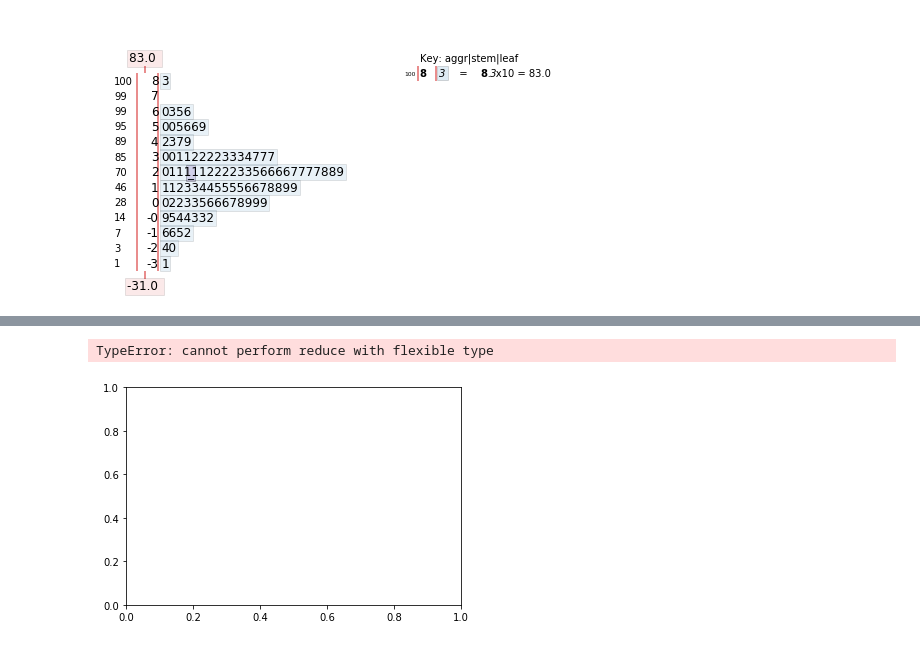
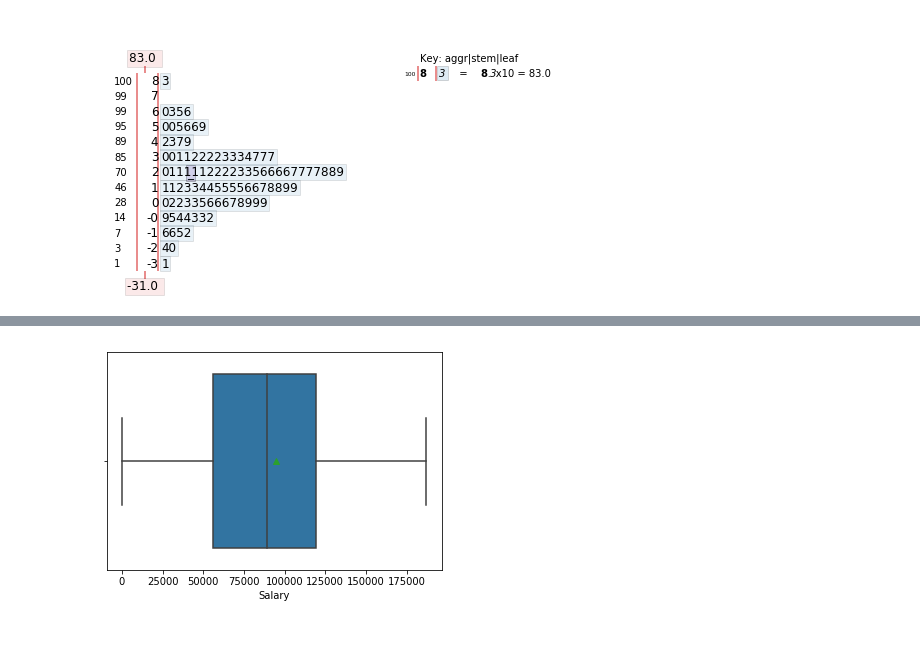
Before and after one commit to dermotkel/fundamentals-project, a Jupyter notebook: Fundamentals - Project.ipynb, the cells around one changed output, grey strips where cells are left out. Saved outputs shown, nothing was run; the diff lists cells and outputs as text; code cells hidden in the pictures.

```diff
--- a/Fundamentals - Project.ipynb
+++ b/Fundamentals - Project.ipynb
@@ -206,7 +167,11 @@ df.head()
+# %%
+df = pd.read_csv("https://raw.githubusercontent.com/dermotkel/fundamentals-project/master/white-house-salaries.csv", delimiter=";")
+# %%
+
+trump = df.loc[df['Year'] == 2017]
 # %%
-plt.boxplot(df['SALARY'], showmeans=True)
+sns.boxplot(trump['Salary'], showmeans=True)
 plt.show()
 # %% [output]
-TypeError: cannot perform reduce with flexible type
-[figure, old version]
+[figure, new version]
 # %%
```
Also changed, not shown: parts of 19 cells of this notebook.
